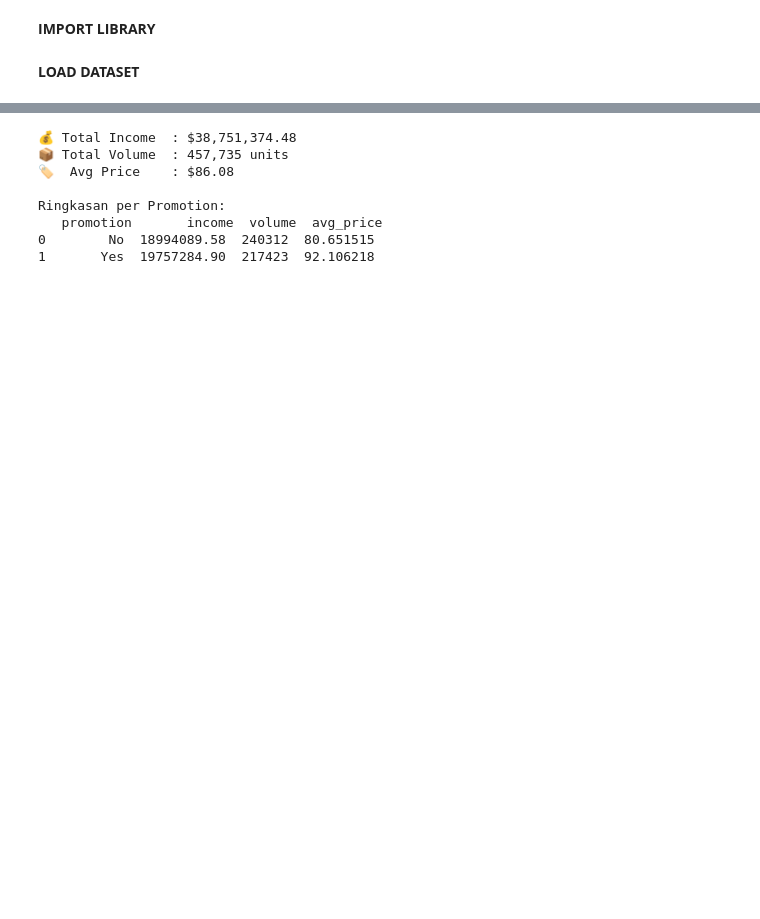
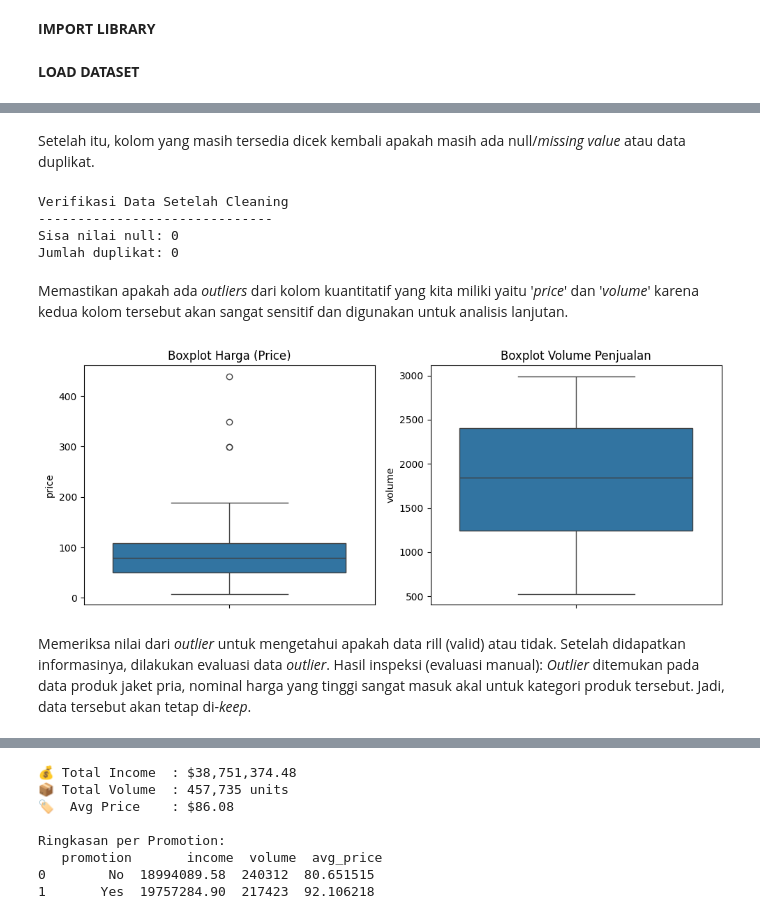
Before and after one commit to yusi04/zara-sales-analysis, a Jupyter notebook: notebook/Zara_Sales_Analysis.ipynb, the cells around one changed output, grey strips where cells are left out. Cells and saved outputs as stored; diff of their text form; code cells hidden in the pictures; blank space fills up the shorter version.

```diff
--- a/notebook/Zara_Sales_Analysis.ipynb
+++ b/notebook/Zara_Sales_Analysis.ipynb
@@ -11,6 +17,7 @@ import pandas as pd
 # %% [markdown]
 **LOAD DATASET**
 # %%
-df = pd.read_csv("../data/zara_clean.csv")
+df = pd.read_csv("../data/Zara_Sales_Analysis.csv", sep=None, engine="python")
 df.head()
+df.info()
 # %% [output]
@@ -22,0 +73,5 @@ df.head()
+# %%
+# Mengisi data deskripsi yang kosong di baris ke-60
+df.loc[60, 'description'] = 'VINTAGE EFFECT LEATHER BOMBER JACKET'
+# Menghapus baris ke-72 yang datanya tidak bisa diperbaiki
+df.drop(72, inplace=True)
@@ -22,0 +80,2 @@ df.head()
+# %%
+df.drop(["Product Category","brand","url","sku","description","currency","scraped_at"], axis='columns', inplace=True)
@@ -22,0 +84,3 @@ df.head()
+# %%
+df = df.rename(columns = {'Product ID': 'id', 'Product Position': 'position', 'Promotion': 'promotion', 'Seasonal': 'seasonal', 'Sales Volume': 'volume'})
+print(df.head())
@@ -22,0 +129,31 @@ df.head()
+# %% [markdown]
+Setelah itu, kolom yang masih tersedia dicek kembali apakah masih ada null/*missing value* atau data duplikat.
+# %%
+print("\nVerifikasi Data Setelah Cleaning")
+print("-"*30)
+print("Sisa nilai null:", df.isnull().sum().sum())
+print("Jumlah duplikat:", df.duplicated().sum())
+# %% [output]
+Verifikasi Data Setelah Cleaning
+------------------------------
+Sisa nilai null: 0
+Jumlah duplikat: 0
+# %% [markdown]
+Memastikan apakah ada *outliers* dari
+kolom kuantitatif yang kita miliki yaitu '*price*' dan '*volume*' karena kedua kolom tersebut akan sangat sensitif dan digunakan untuk analisis lanjutan.
+# %%
+# Visualisasi untuk Deteksi Outlier
+plt.figure(figsize=(10, 4))
+plt.subplot(1, 2, 1)
+sns.boxplot(y=df['price'])
+plt.title('Boxplot Harga (Price)')
+
+plt.subplot(1, 2, 2)
+sns.boxplot(y=df['volume'])
+plt.title('Boxplot Volume Penjualan')
+plt.tight_layout()
+plt.show()
+# %% [output]
+[figure, added]
+# %% [markdown]
+Memeriksa nilai dari *outlier* untuk mengetahui apakah data rill (valid) atau tidak. Setelah didapatkan informasinya, dilakukan evaluasi data *outlier*. Hasil inspeksi (evaluasi manual): *Outlier* ditemukan pada data produk jaket pria, nominal harga yang tinggi sangat masuk akal untuk kategori produk tersebut. Jadi, data tersebut akan tetap di-*keep*.
```
Also changed, not shown: parts of 23 cells of this notebook.
